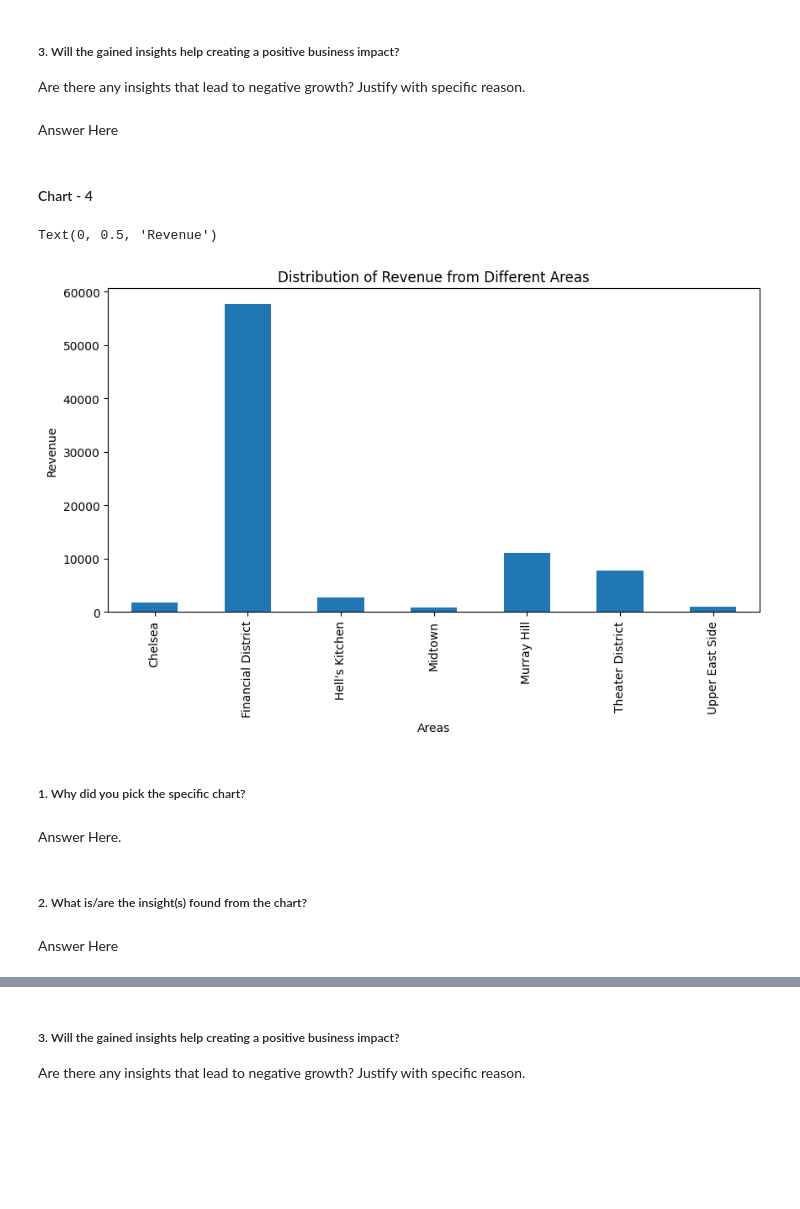
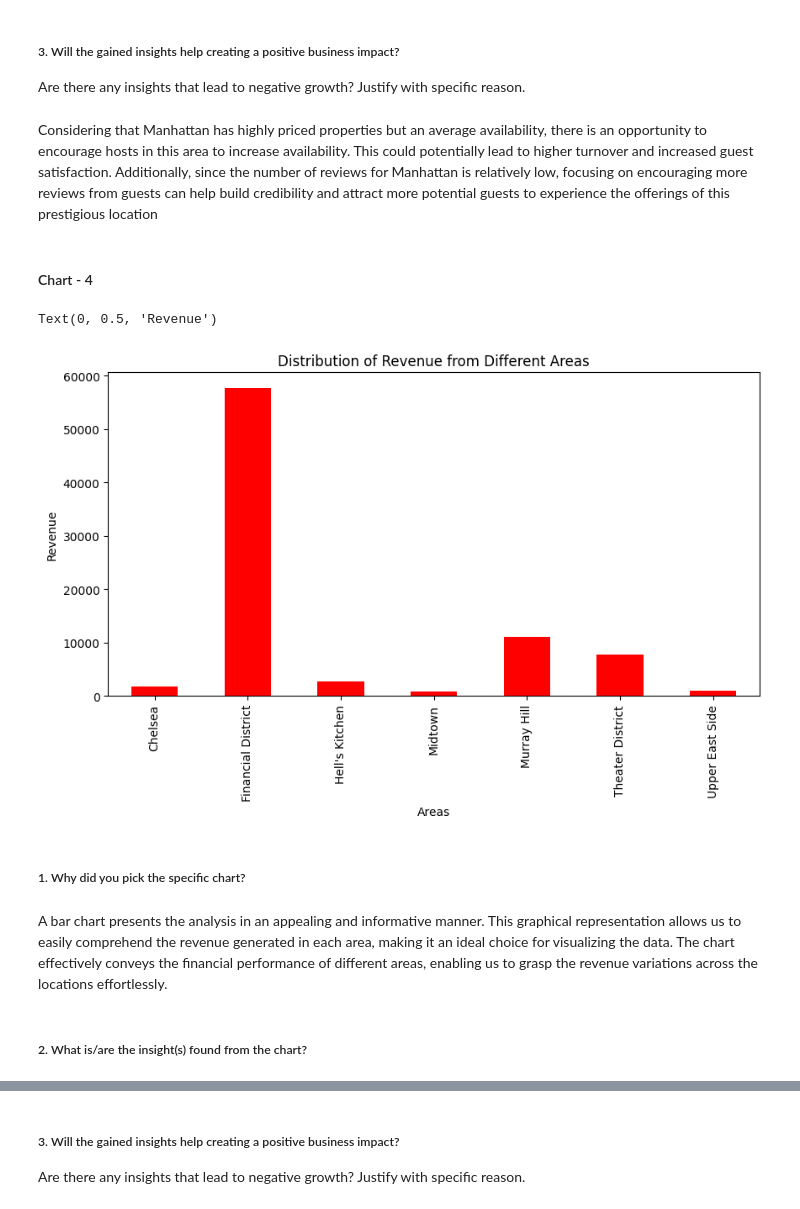
Before and after one commit to Vaibhav1258/AirBnb-Eda-Analysis, a Jupyter notebook: Airbnb_eda_analysis.ipynb, the cells around one changed output, grey strips where cells are left out. Drawn from its saved outputs; the diff is of its cells as text; code cells hidden in the pictures; blank space fills up the shorter version.

```diff
--- a/Airbnb_eda_analysis.ipynb
+++ b/Airbnb_eda_analysis.ipynb
@@ -406,34 +406,33 @@ The trend lines for the number of reviews and minimum nights are relatively simi
 # %% [markdown]
 ##### 3. Will the gained insights help creating a positive business impact?
 Are there any insights that lead to negative growth? Justify with specific reason.
-# %% [markdown]
-Answer Here
+# %% [markdown]
+Considering that Manhattan has highly priced properties but an average availability, there is an opportunity to encourage hosts in this area to increase availability. This could potentially lead to higher turnover and increased guest satisfaction. Additionally, since the number of reviews for Manhattan is relatively low, focusing on encouraging more reviews from guests can help build credibility and attract more potential guests to experience the offerings of this prestigious location
 # %% [markdown]
 #### Chart - 4
 # %%
 # Chart - 4 Distribution of Revenue from Different Areas
 
 # Filter the DataFrame to get the rows with the maximum 'calculated_host_listings_count' and corresponding host name
 maxhold_df = air_df[air_df['host_name'] == air_df.iloc[air_df['calculated_host_listings_count'].idxmax()]['host_name']]
 
 # Group the filtered DataFrame by neighbourhood and calculate the sum of prices
 group_df = maxhold_df.groupby('neighbourhood')['price'].sum()
 
+
 # Plot a bar chart to show the distribution of revenue from different areas
-group_df.plot(kind='bar', figsize=(10, 5))
+group_df.plot(kind='bar', color='red', figsize=(10, 5))
 
 # Set the plot title, x-axis label, and y-axis label
 plt.title("Distribution of Revenue from Different Areas")
 plt.xlabel("Areas")
 plt.ylabel("Revenue")
 # %% [output]
 Text(0, 0.5, 'Revenue')
-[figure, old version]
+[figure, new version]
 # %% [markdown]
 ##### 1. Why did you pick the specific chart?
-# %% [markdown]
-Answer Here.
+# %% [markdown]
+A bar chart presents the analysis in an appealing and informative manner. This graphical representation allows us to easily comprehend the revenue generated in each area, making it an ideal choice for visualizing the data. The chart effectively conveys the financial performance of different areas, enabling us to grasp the revenue variations across the locations effortlessly.
 # %% [markdown]
 ##### 2. What is/are the insight(s) found from the chart?
-# %% [markdown]
-Answer Here
```
Also changed, not shown: parts of 15 cells of this notebook.
